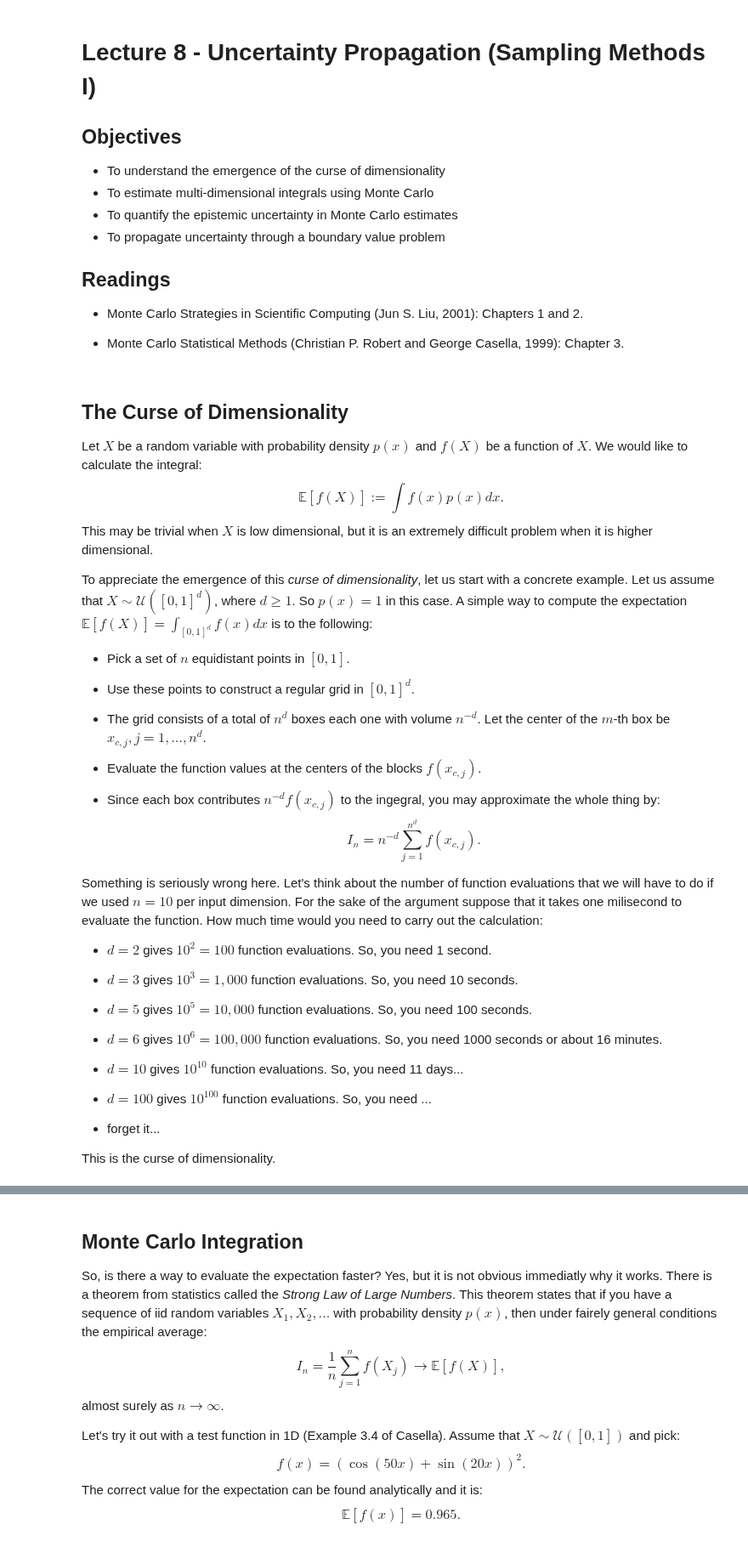
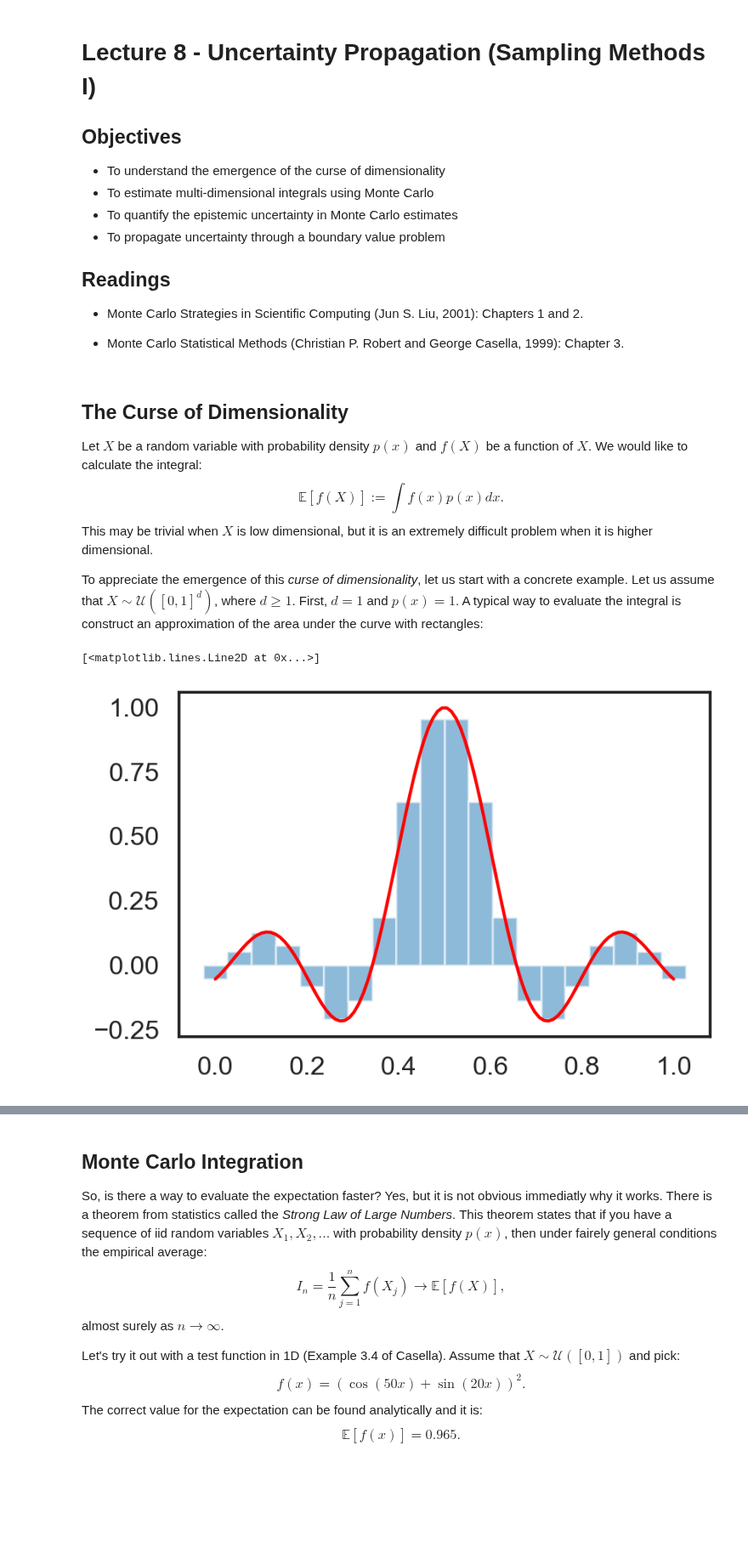
Before and after one commit to PredictiveScienceLab/uq-course, a Jupyter notebook: lectures/lecture_08.ipynb, the cells around one changed output, grey strips where cells are left out. Shown at 85% size. Saved outputs shown, nothing was run; the diff lists cells and outputs as text; code cells hidden in the pictures; blank space fills up the shorter version.

```diff
--- a/lectures/lecture_08.ipynb
+++ b/lectures/lecture_08.ipynb
@@ -32,40 +32,16 @@ This may be trivial when $X$ is low dimensional, but it is an extremely difficul
 
 To appreciate the emergence of this *curse of dimensionality*, let us start with a concrete example.
 Let us assume that $X\sim\mathcal{U}\left([0,1]^d\right)$, where $d\ge 1$.
-So $p(x) = 1$ in this case.
-A simple way to compute the expectation $\mathbb{E}[f(X)] = \int_{[0,1]^d}f(x)dx$ is to the following:
-
-+ Pick a set of $n$ equidistant points in $[0,1]$.
-
-+ Use these points to construct a regular grid in $[0,1]^d$.
-
-+ The grid consists of a total of $n^d$ boxes each one with volume $n^{-d}$.
-Let the center of the $m$-th box be $x_{c,j}, j=1,\dots,n^d$.
-
-+ Evaluate the function values at the centers of the blocks $f(x_{c,j})$.
-
-+ Since each box contributes $n^{-d}f(x_{c,j})$ to the ingegral, you may approximate the whole thing by:
-$$
-I_n = n^{-d}\sum_{j=1}^{n^d}f(x_{c,j}).
-$$
-
-Something is seriously wrong here.
-Let's think about the number of function evaluations that we will have to do if we used $n=10$ per input dimension.
-For the sake of the argument suppose that it takes one milisecond to evaluate the function.
-How much time would you need to carry out the calculation:
-
-+ $d=2$ gives $10^2 = 100$ function evaluations. So, you need 1 second.
-
-+ $d=3$ gives $10^3 = 1,000$ function evaluations. So, you need 10 seconds.
-
-+ $d=5$ gives $10^5 = 10,000$ function evaluations. So, you need 100 seconds.
-
-+ $d=6$ gives $10^6 = 100,000$ function evaluations. So, you need 1000 seconds or about 16 minutes.
-
-+ $d=10$ gives $10^{10}$ function evaluations. So, you need 11 days...
-
-+ $d=100$ gives $10^{100}$ function evaluations. So, you need ...
-
-+ forget it...
-
-This is the curse of dimensionality.
+First, $d=1$ and $p(x) = 1$.
+A typical way to evaluate the integral is construct an approximation of the area under the curve with rectangles:
+# %%
+fig, ax = plt.subplots(dpi=150)
+f = lambda x: np.sin(20.0 * (x - 0.5)) / (20.*(x-0.5))
+xq = np.linspace(0, 1, 20)
+yq = f(xq)
+xs = np.linspace(0, 1, 100)
+ax.bar(xq, yq, width=xq[1]-xq[0], alpha=0.5)
+ax.plot(xs, f(xs), lw=2, color='r')
+# %% [output]
+[<matplotlib.lines.Line2D at 0x...>]
+[figure, added]
```
Also changed, not shown: parts of 1 cell of this notebook, 8 other files.
